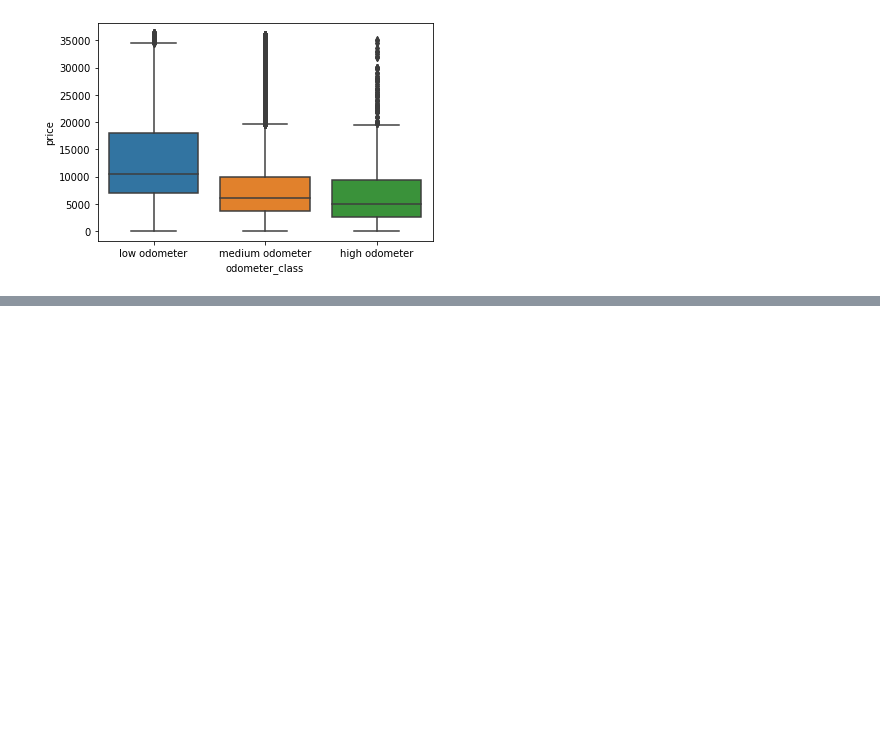
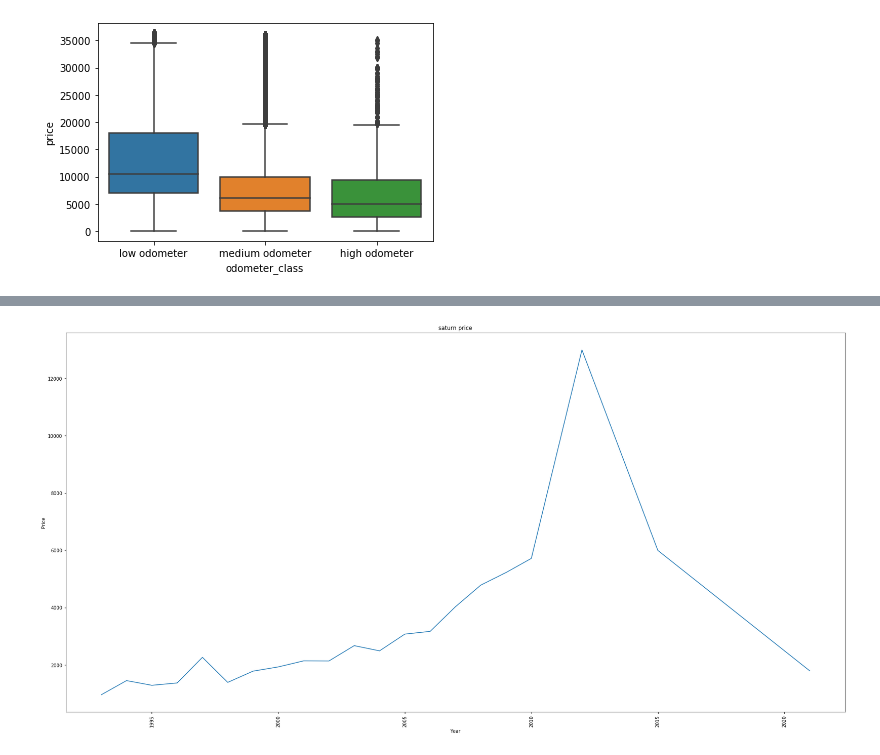
Before and after one commit to fysophia0302/Capstone-Projects-1, a Jupyter notebook: data_usedcar.ipynb, the cells around one changed output, grey strips where cells are left out. Drawn from its saved outputs; the diff is of its cells as text; code cells hidden in the pictures; blank space fills up the shorter version.

```diff
--- a/data_usedcar.ipynb
+++ b/data_usedcar.ipynb
@@ -231,0 +277,13 @@ sns.boxplot(x='odometer_class', y='price', data=clean_data)
+# %%
+saturn_data=clean_data.loc[clean_data['manufacturer']=='saturn']
+# %%
+saturn_data=saturn_data.sort_values(by=['price'],ascending=False)
+plt.figure(figsize=(30,15))
+sns.lineplot(x=saturn_data.year, y=clean_data.price, ci=None)
+plt.title('saturn price')
+plt.xticks(rotation= 90)
+plt.xlabel('Year')
+plt.ylabel('Price')
+plt.show()
+# %% [output]
+[figure, added]
```
Also changed, not shown: parts of 25 cells of this notebook.
